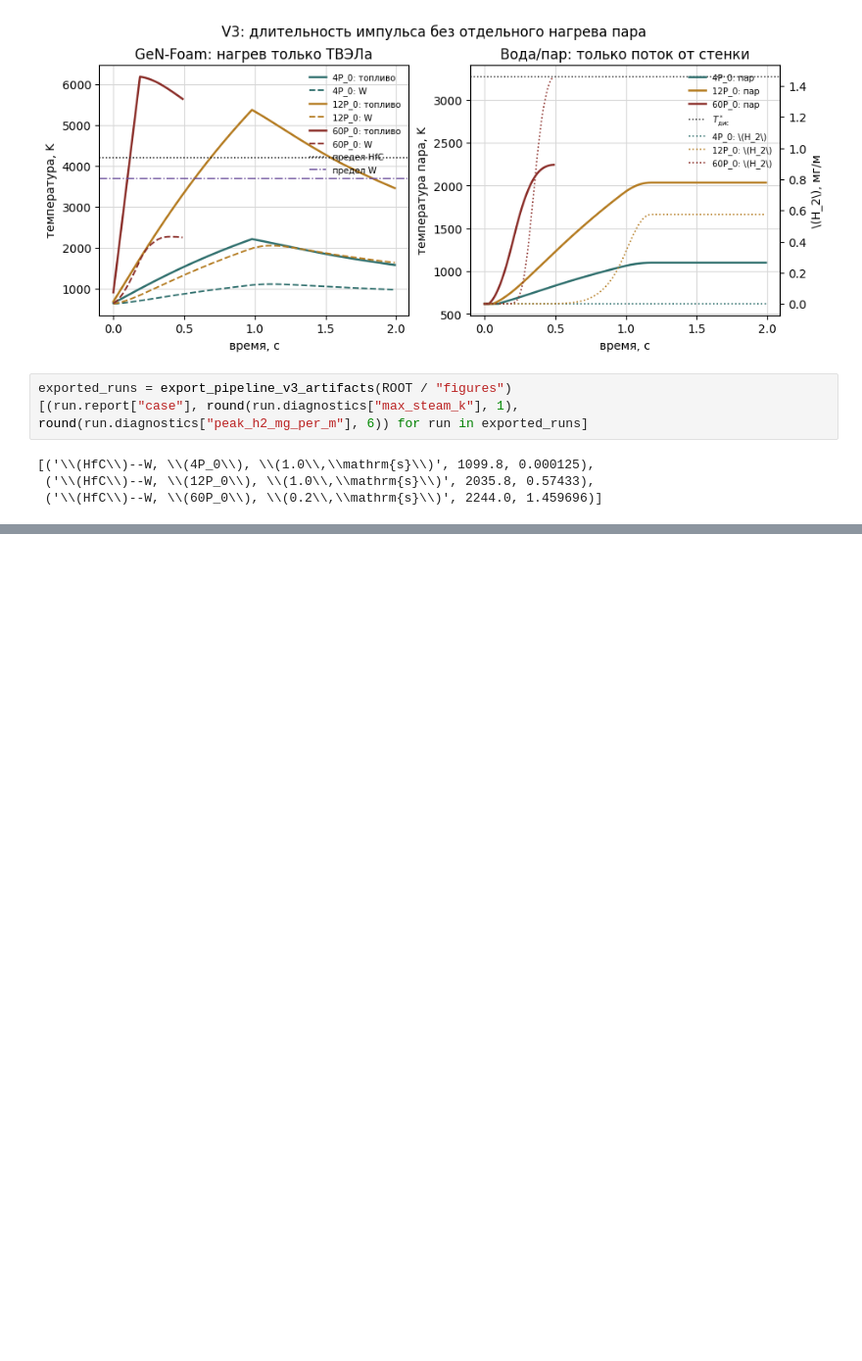
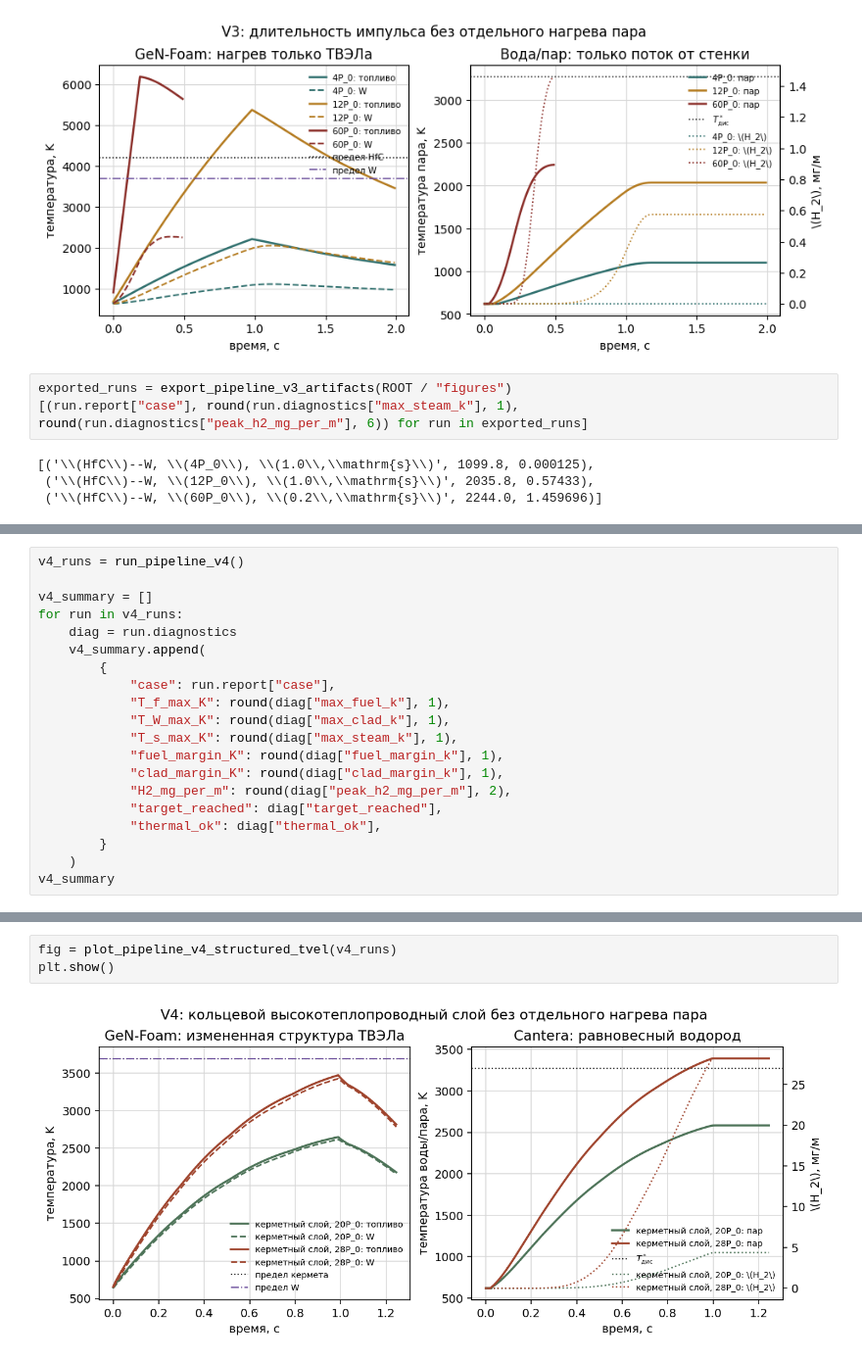
Before and after one commit to elesingp2/diploma-master, a Jupyter notebook: notebooks/03_tvel_high_temperature_pipeline_v3.ipynb, the cells around one changed output, grey strips where cells are left out. Shown at 98% size. Saved outputs shown, nothing was run; the diff lists cells and outputs as text; blank space fills up the shorter version.

Commit message:
Add structured TVEL V4 regime

```diff
--- a/notebooks/03_tvel_high_temperature_pipeline_v3.ipynb
+++ b/notebooks/03_tvel_high_temperature_pipeline_v3.ipynb
@@ -252,0 +290,20 @@ exported_runs = export_pipeline_v3_artifacts(ROOT / "figures")
+# %%
+v4_runs = run_pipeline_v4()
+
+v4_summary = []
+for run in v4_runs:
+    diag = run.diagnostics
+    v4_summary.append(
+        {
+            "case": run.report["case"],
+            "T_f_max_K": round(diag["max_fuel_k"], 1),
+            "T_W_max_K": round(diag["max_clad_k"], 1),
+            "T_s_max_K": round(diag["max_steam_k"], 1),
+            "fuel_margin_K": round(diag["fuel_margin_k"], 1),
+            "clad_margin_K": round(diag["clad_margin_k"], 1),
+            "H2_mg_per_m": round(diag["peak_h2_mg_per_m"], 2),
+            "target_reached": diag["target_reached"],
+            "thermal_ok": diag["thermal_ok"],
+        }
+    )
+v4_summary
@@ -252,0 +329,5 @@ exported_runs = export_pipeline_v3_artifacts(ROOT / "figures")
+# %%
+fig = plot_pipeline_v4_structured_tvel(v4_runs)
+plt.show()
+# %% [output]
+[figure, added]
```
Also changed, not shown: parts of 8 cells of this notebook, 12 other files.
